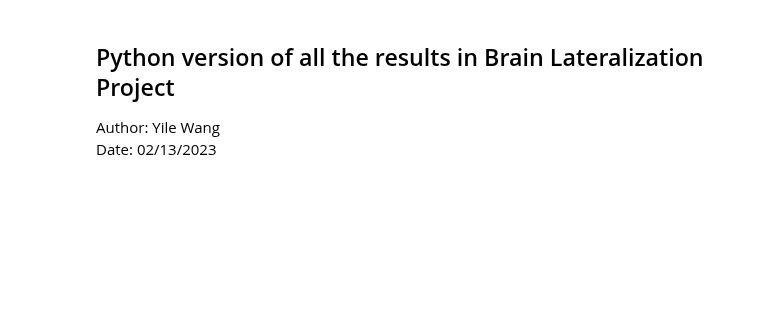
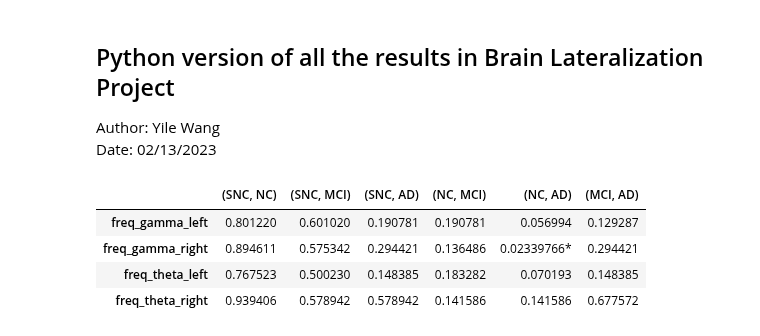
Before and after one commit to yilewang/tvbdemos, a Jupyter notebook: lab_record/results_gc3mins_02_13.ipynb, the cells around one changed output. Drawn from its saved outputs; the diff is of its cells as text; code cells hidden in the pictures; blank space fills up the shorter version.

```diff
--- a/lab_record/results_gc3mins_02_13.ipynb
+++ b/lab_record/results_gc3mins_02_13.ipynb
@@ -19,3 +24,11 @@ colorcoding = ["#66CDAA","#4682B4","#AB63FA","#FFA15A"]
 order = ['SNC', 'NC', 'MCI', 'AD']
 pairs = [('SNC', 'AD'),('NC', 'AD'), ('MCI', 'AD'), ('SNC', 'MCI'), ('NC', 'MCI'), ('SNC', 'NC')]
 pairs = [('SNC', 'AD'),('NC', 'AD'), ('MCI', 'AD')]
+# %%
+stats_calculator(datatable=freq3mins)
+# %% [output]
+|  | (SNC, NC) | (SNC, MCI) | (SNC, AD) | (NC, MCI) | (NC, AD) | (MCI, AD) |
+| freq_gamma_left | 0.801220 | 0.601020 | 0.190781 | 0.190781 | 0.056994 | 0.129287 |
+| freq_gamma_right | 0.894611 | 0.575342 | 0.294421 | 0.136486 | 0.02339766* | 0.294421 |
+| freq_theta_left | 0.767523 | 0.500230 | 0.148385 | 0.183282 | 0.070193 | 0.148385 |
+| freq_theta_right | 0.939406 | 0.578942 | 0.578942 | 0.141586 | 0.141586 | 0.677572 |
```
Also changed, not shown: parts of 7 cells of this notebook.
